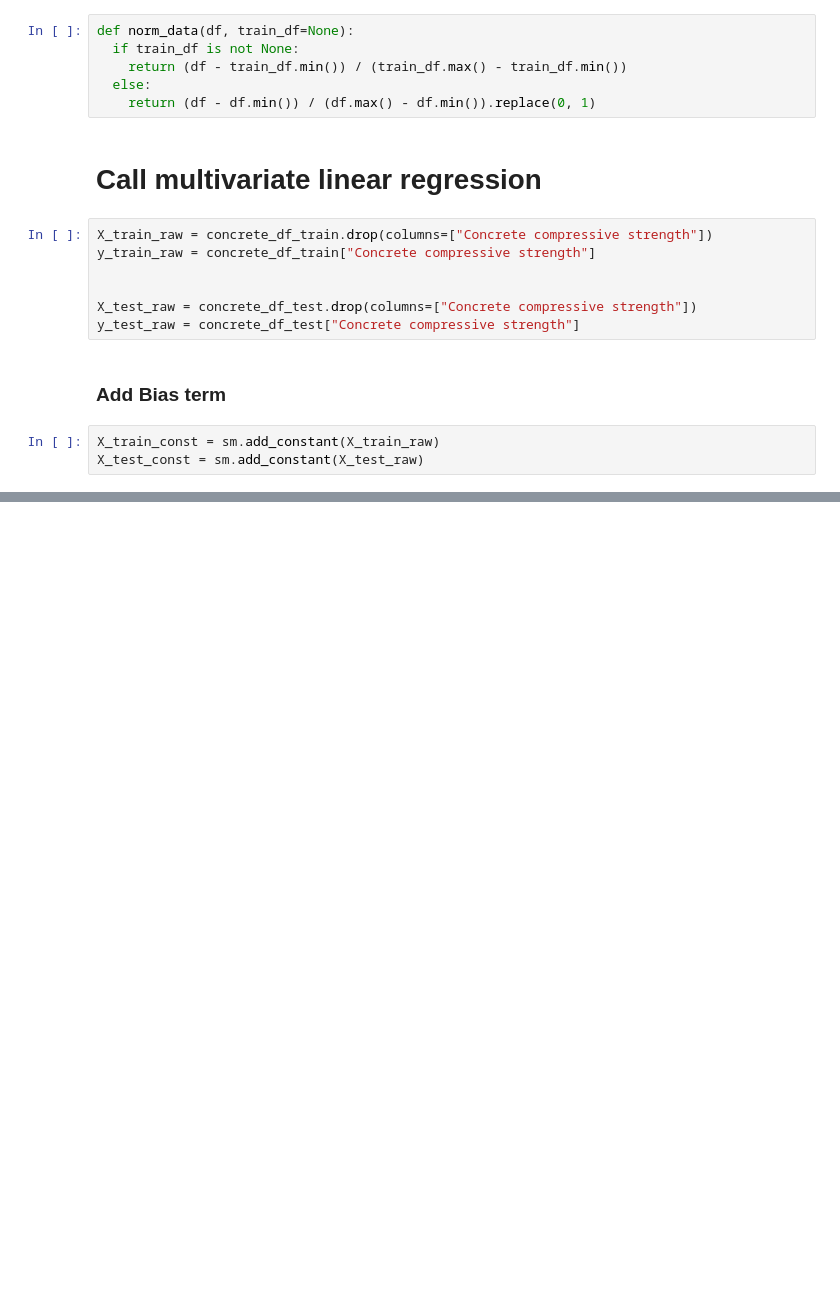
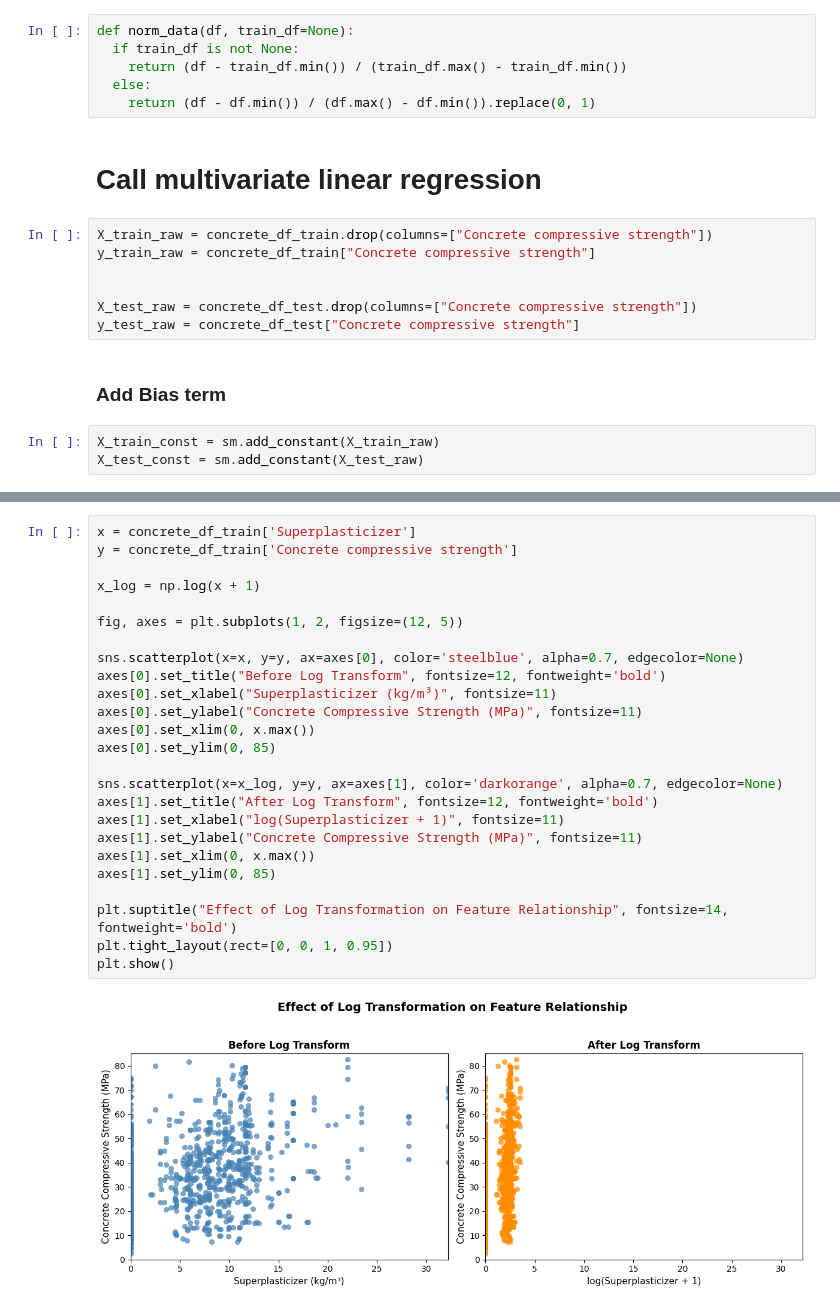
Before and after one commit to ksj1999/DataMining_Group_Project_1, a Jupyter notebook: GP1_B.ipynb, the cells around one changed output, grey strips where cells are left out. Saved outputs shown, nothing was run; the diff lists cells and outputs as text; blank space fills up the shorter version.

```diff
--- a/GP1_B.ipynb
+++ b/GP1_B.ipynb
@@ -141,0 +242,27 @@ print("Test R²:", r2_score(targets_test, y_pred))
+# %%
+x = concrete_df_train['Superplasticizer']
+y = concrete_df_train['Concrete compressive strength']
+
+x_log = np.log(x + 1)
+
+fig, axes = plt.subplots(1, 2, figsize=(12, 5))
+
+sns.scatterplot(x=x, y=y, ax=axes[0], color='steelblue', alpha=0.7, edgecolor=None)
+axes[0].set_title("Before Log Transform", fontsize=12, fontweight='bold')
+axes[0].set_xlabel("Superplasticizer (kg/m³)", fontsize=11)
+axes[0].set_ylabel("Concrete Compressive Strength (MPa)", fontsize=11)
+axes[0].set_xlim(0, x.max())
+axes[0].set_ylim(0, 85)
+
+sns.scatterplot(x=x_log, y=y, ax=axes[1], color='darkorange', alpha=0.7, edgecolor=None)
+axes[1].set_title("After Log Transform", fontsize=12, fontweight='bold')
+axes[1].set_xlabel("log(Superplasticizer + 1)", fontsize=11)
+axes[1].set_ylabel("Concrete Compressive Strength (MPa)", fontsize=11)
+axes[1].set_xlim(0, x.max())
+axes[1].set_ylim(0, 85)
+
+plt.suptitle("Effect of Log Transformation on Feature Relationship", fontsize=14, fontweight='bold')
+plt.tight_layout(rect=[0, 0, 1, 0.95])
+plt.show()
+# %% [output]
+[figure, added]
```
Also changed, not shown: parts of 26 cells of this notebook.
